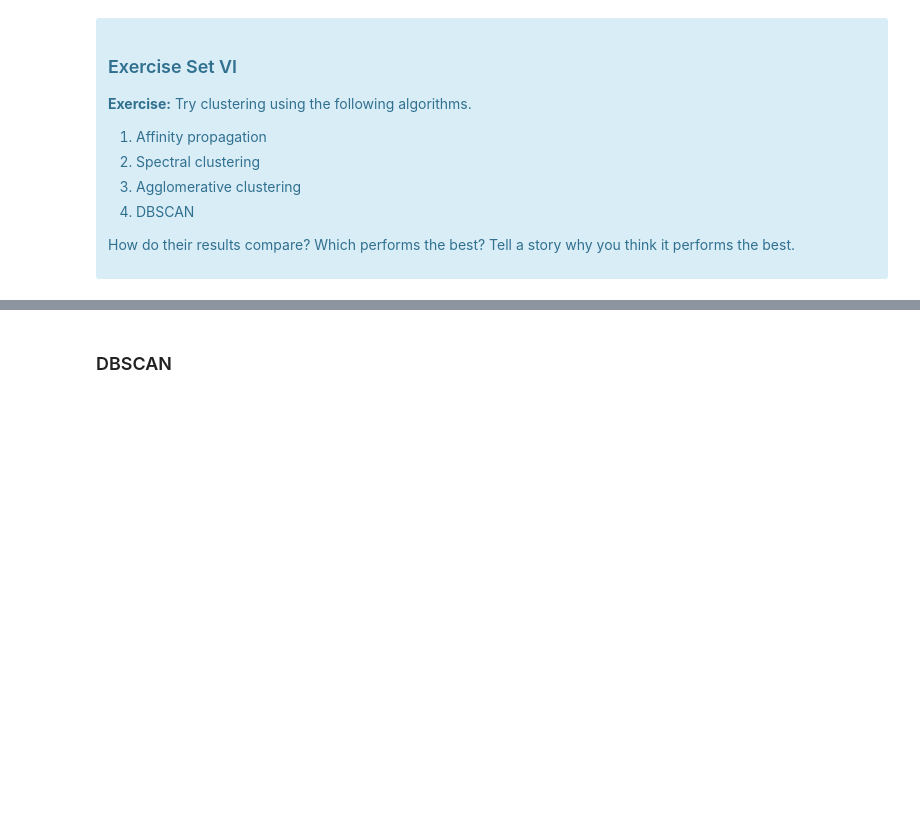
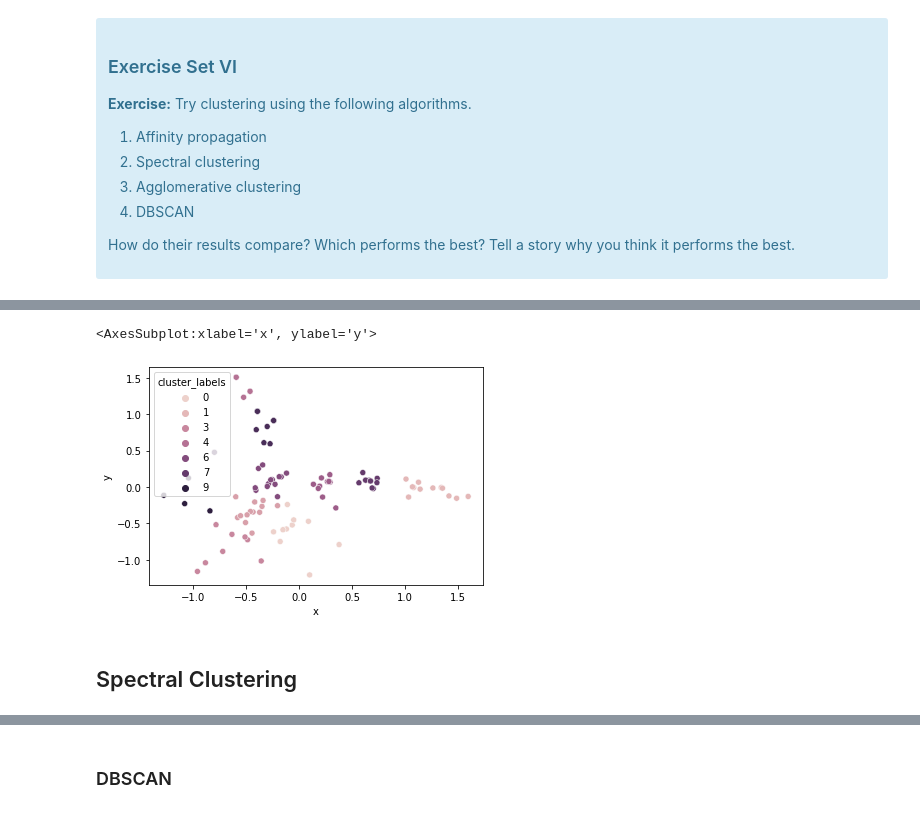
Before and after one commit to josephplpriest/springboard, a Jupyter notebook: case_studies/k-means_clustering_case_study/Clustering Case Study - Customer Segmentation with K-Means - Tier 3.ipynb, the cells around one changed output, grey strips where cells are left out. Saved outputs shown, nothing was run; the diff lists cells and outputs as text; code cells hidden in the pictures; blank space fills up the shorter version.

```diff
--- a/case_studies/k-means_clustering_case_study/Clustering Case Study - Customer Segmentation with K-Means - Tier 3.ipynb
+++ b/case_studies/k-means_clustering_case_study/Clustering Case Study - Customer Segmentation with K-Means - Tier 3.ipynb
@@ -588,0 +618,8 @@ Source: http://scikit-learn.org/stable/modules/clustering.html
+# %%
+from sklearn.cluster import AffinityPropagation
+
+af = AffinityPropagation(random_state=42).fit(df[["x","y"]])
+
+df["cluster_labels"] = af.labels_
+
+df.head()
@@ -588,0 +633,7 @@ Source: http://scikit-learn.org/stable/modules/clustering.html
+# %%
+sns.scatterplot(data=df, x="x", y="y", hue="cluster_labels")
+# %% [output]
+<AxesSubplot:xlabel='x', ylabel='y'>
+[figure, added]
+# %% [markdown]
+## Spectral Clustering
```
Also changed, not shown: parts of 35 cells of this notebook, 13 other files.
